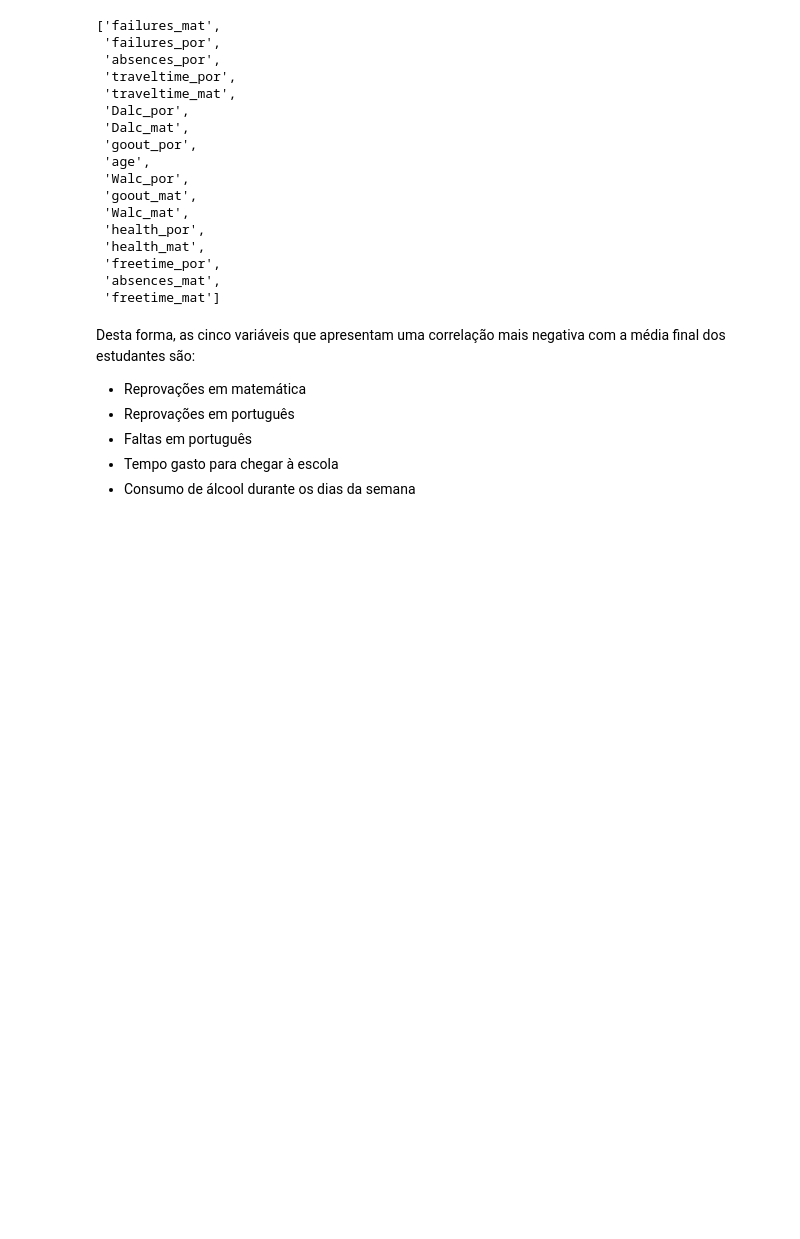
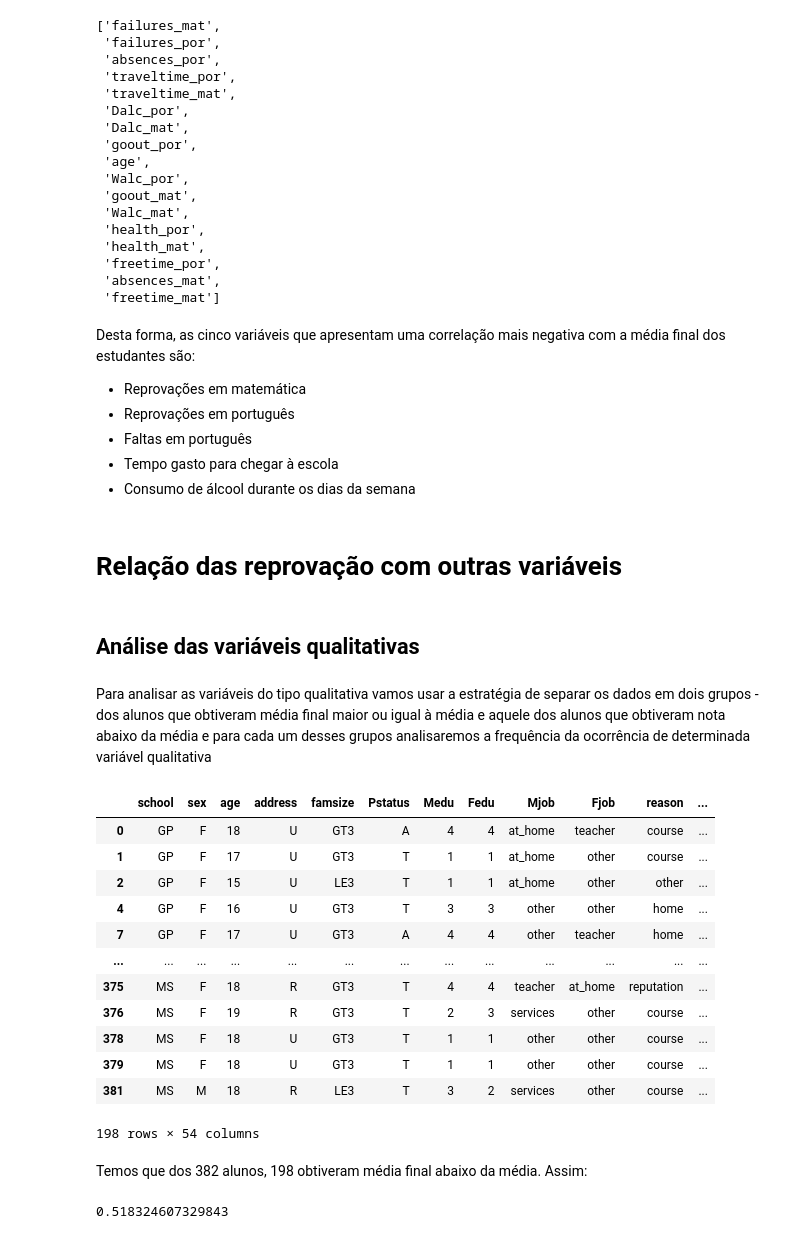
Before and after one commit to shl0mo/DataAnalysis_Students-Pandas, a Jupyter notebook: Estudantes.ipynb, the cells around one changed output. Drawn from its saved outputs; the diff is of its cells as text; code cells hidden in the pictures; blank space fills up the shorter version.

```diff
--- a/Estudantes.ipynb
+++ b/Estudantes.ipynb
@@ -511,3 +511,33 @@ Desta forma, as cinco variáveis que apresentam uma correlação mais negativa c
 - Faltas em português
 - Tempo gasto para chegar à escola
 - Consumo de álcool durante os dias da semana
+# %% [markdown]
+# Relação das reprovação com outras variáveis
+# %% [markdown]
+## Análise das variáveis qualitativas
+# %% [markdown]
+Para analisar as variáveis do tipo qualitativa vamos usar a estratégia de separar os dados em dois grupos - dos alunos que obtiveram média final maior ou igual à média e aquele dos alunos que obtiveram nota abaixo da média e para cada um desses grupos analisaremos a frequência da ocorrência de determinada variável qualitativa
+# %%
+# Dataframe com os dados dos alunos com nota abaixo da média
+df_abaixo_media = df[df['GF'] < media_gf]
+df_abaixo_media
+# %% [output]
+|  | school | sex | age | address | famsize | Pstatus | Medu | Fedu | Mjob | Fjob | reason | ... |
+| 0 | GP | F | 18 | U | GT3 | A | 4 | 4 | at_home | teacher | course | ... |
+| 1 | GP | F | 17 | U | GT3 | T | 1 | 1 | at_home | other | course | ... |
+| 2 | GP | F | 15 | U | LE3 | T | 1 | 1 | at_home | other | other | ... |
+| 4 | GP | F | 16 | U | GT3 | T | 3 | 3 | other | other | home | ... |
+| 7 | GP | F | 17 | U | GT3 | A | 4 | 4 | other | teacher | home | ... |
+| ... | ... | ... | ... | ... | ... | ... | ... | ... | ... | ... | ... | ... |
+| 375 | MS | F | 18 | R | GT3 | T | 4 | 4 | teacher | at_home | reputation | ... |
+| 376 | MS | F | 19 | R | GT3 | T | 2 | 3 | services | other | course | ... |
+| 378 | MS | F | 18 | U | GT3 | T | 1 | 1 | other | other | course | ... |
+| 379 | MS | F | 18 | U | GT3 | T | 1 | 1 | other | other | course | ... |
+| 381 | MS | M | 18 | R | LE3 | T | 3 | 2 | services | other | course | ... |
+198 rows × 54 columns
+# %% [markdown]
+Temos que dos 382 alunos, 198 obtiveram média final abaixo da média. Assim:
+# %%
+df_abaixo_media.shape[0]/df.shape[0]
+# %% [output]
+0.518324607329843
```
Also changed, not shown: parts of 35 cells of this notebook.
